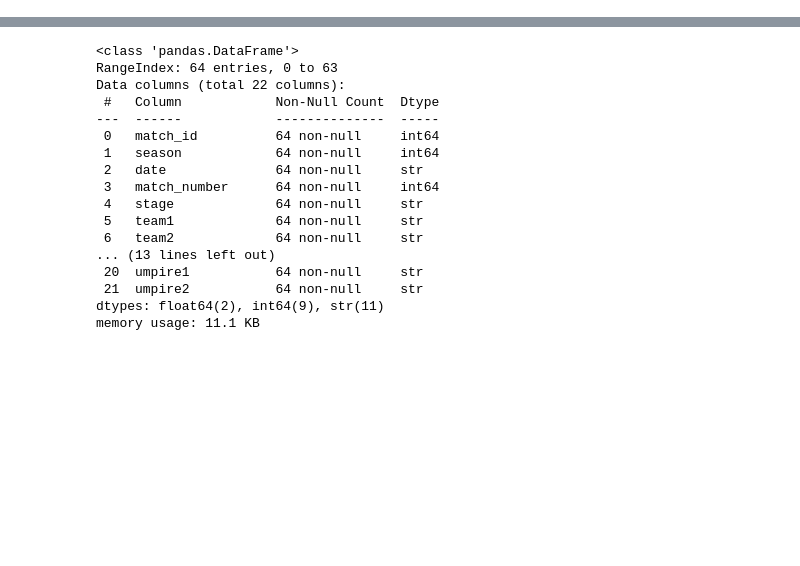
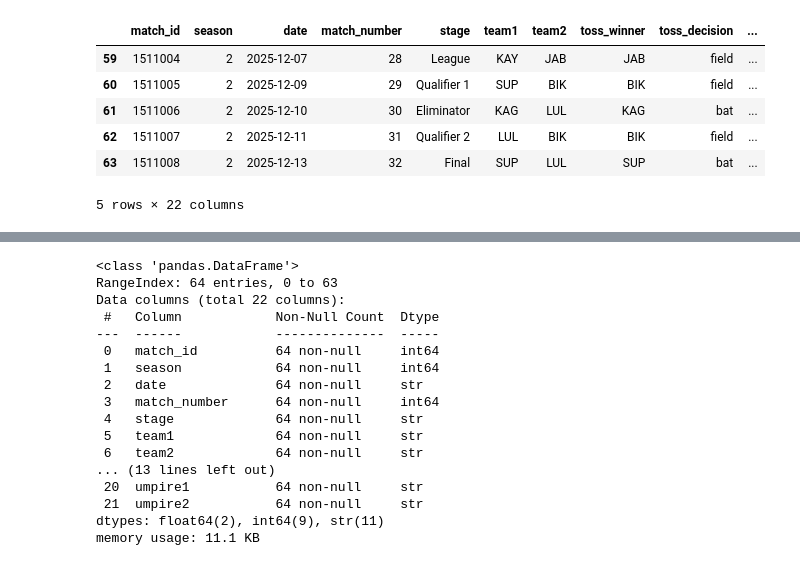
Before and after one commit to prajwaldahal/Npl-data-analysis, a Jupyter notebook: npl-matches-EDA.ipynb, the cells around one changed output, grey strips where cells are left out. Saved outputs shown, nothing was run; the diff lists cells and outputs as text; code cells hidden in the pictures; blank space fills up the shorter version.

```diff
--- a/npl-matches-EDA.ipynb
+++ b/npl-matches-EDA.ipynb
@@ -34,0 +54,10 @@ matches = pd.read_csv("data-csv/npl_matches.csv")
+# %%
+df.tail()
+# %% [output]
+|  | match_id | season | date | match_number | stage | team1 | team2 | toss_winner | toss_decision | ... |
+| 59 | 1511004 | 2 | 2025-12-07 | 28 | League | KAY | JAB | JAB | field | ... |
+| 60 | 1511005 | 2 | 2025-12-09 | 29 | Qualifier 1 | SUP | BIK | BIK | field | ... |
+| 61 | 1511006 | 2 | 2025-12-10 | 30 | Eliminator | KAG | LUL | KAG | bat | ... |
+| 62 | 1511007 | 2 | 2025-12-11 | 31 | Qualifier 2 | LUL | BIK | BIK | field | ... |
+| 63 | 1511008 | 2 | 2025-12-13 | 32 | Final | SUP | LUL | SUP | bat | ... |
+5 rows × 22 columns
```
Also changed, not shown: parts of 9 cells of this notebook, 1 other file.
